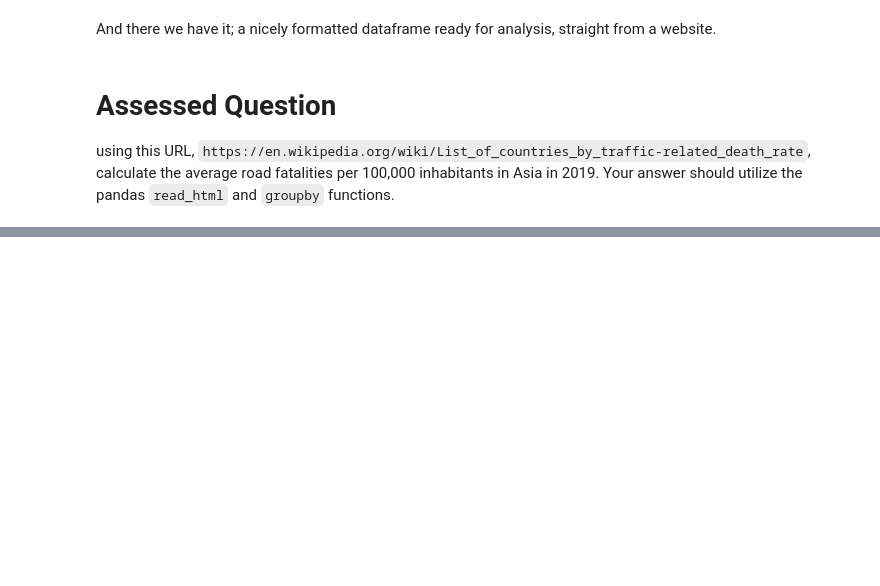
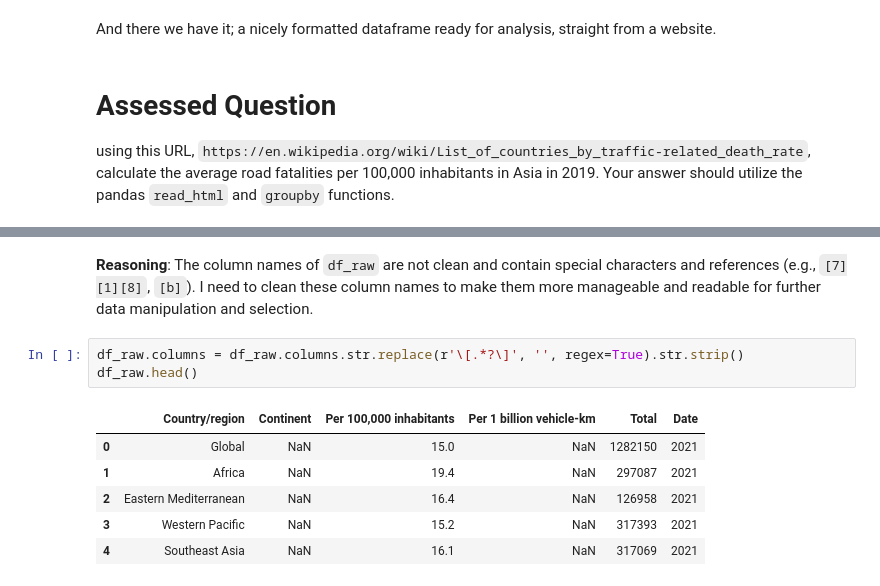
Before and after one commit to ezhang0322-glitch/QM2, a Jupyter notebook: notebooks/W02. Pandas.ipynb, the cells around one changed output, grey strips where cells are left out. Drawn from its saved outputs; the diff is of its cells as text; blank space fills up the shorter version.

```diff
--- a/notebooks/W02. Pandas.ipynb
+++ b/notebooks/W02. Pandas.ipynb
@@ -395,0 +542,13 @@ using this URL, `https://en.wikipedia.org/wiki/List_of_countries_by_traffic-rela
+# %% [markdown]
+**Reasoning**:
+The column names of `df_raw` are not clean and contain special characters and references (e.g., `[7][1][8]`, `[b]`). I need to clean these column names to make them more manageable and readable for further data manipulation and selection.
+# %%
+df_raw.columns = df_raw.columns.str.replace(r'\[.*?\]', '', regex=True).str.strip()
+df_raw.head()
+# %% [output]
+|  | Country/region | Continent | Per 100,000 inhabitants | Per 1 billion vehicle-km | Total | Date |
+| 0 | Global | NaN | 15.0 | NaN | 1282150 | 2021 |
+| 1 | Africa | NaN | 19.4 | NaN | 297087 | 2021 |
+| 2 | Eastern Mediterranean | NaN | 16.4 | NaN | 126958 | 2021 |
+| 3 | Western Pacific | NaN | 15.2 | NaN | 317393 | 2021 |
+| 4 | Southeast Asia | NaN | 16.1 | NaN | 317069 | 2021 |
```
Also changed, not shown: parts of 35 cells of this notebook.
